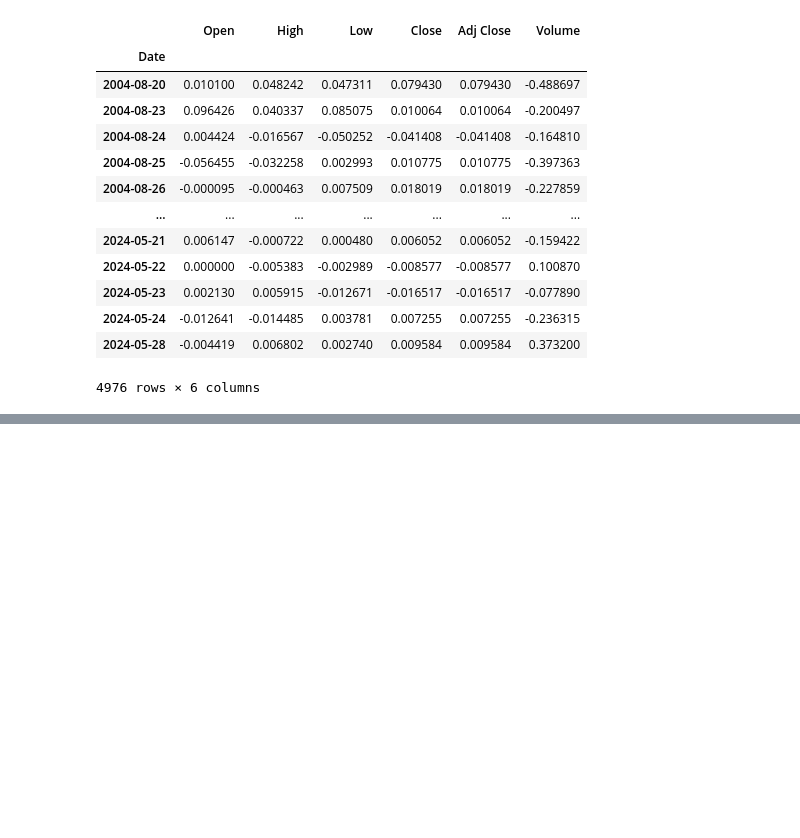
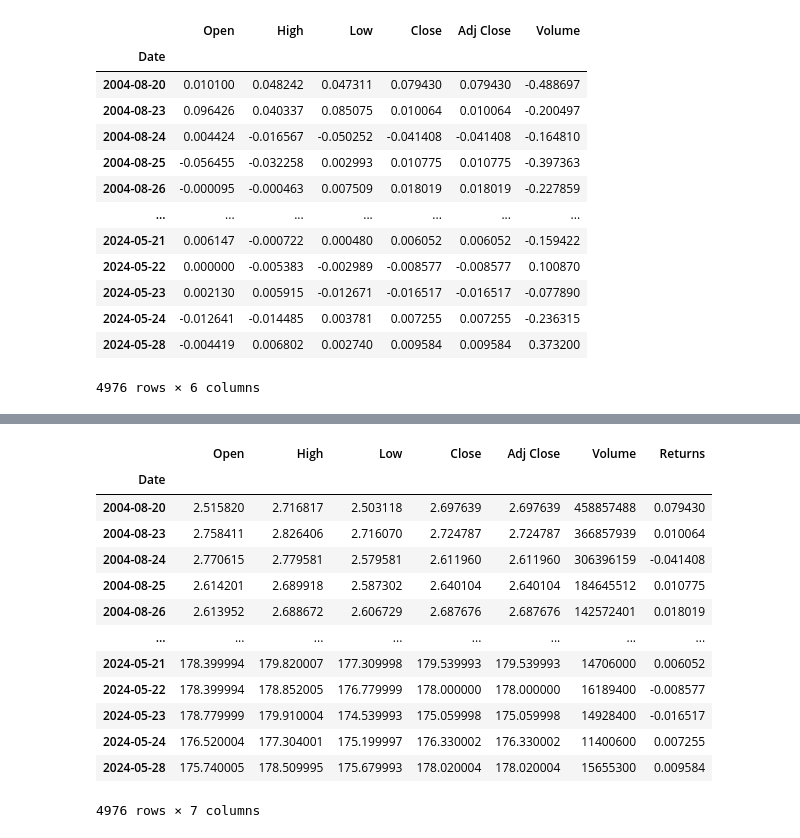
Before and after one commit to mlangsman/python-for-traders, a Jupyter notebook: matplotlib.ipynb, the cells around one changed output, grey strips where cells are left out. Cells and saved outputs as stored; diff of their text form; code cells hidden in the pictures; blank space fills up the shorter version.

```diff
--- a/matplotlib.ipynb
+++ b/matplotlib.ipynb
@@ -146,0 +168,17 @@ returns
+# %%
+df.dropna()
+# %% [output]
+|  | Open | High | Low | Close | Adj Close | Volume | Returns |
+| Date |  |  |  |  |  |  |  |
+| 2004-08-20 | 2.515820 | 2.716817 | 2.503118 | 2.697639 | 2.697639 | 458857488 | 0.079430 |
+| 2004-08-23 | 2.758411 | 2.826406 | 2.716070 | 2.724787 | 2.724787 | 366857939 | 0.010064 |
+| 2004-08-24 | 2.770615 | 2.779581 | 2.579581 | 2.611960 | 2.611960 | 306396159 | -0.041408 |
+| 2004-08-25 | 2.614201 | 2.689918 | 2.587302 | 2.640104 | 2.640104 | 184645512 | 0.010775 |
+| 2004-08-26 | 2.613952 | 2.688672 | 2.606729 | 2.687676 | 2.687676 | 142572401 | 0.018019 |
+| ... | ... | ... | ... | ... | ... | ... | ... |
+| 2024-05-21 | 178.399994 | 179.820007 | 177.309998 | 179.539993 | 179.539993 | 14706000 | 0.006052 |
+| 2024-05-22 | 178.399994 | 178.852005 | 176.779999 | 178.000000 | 178.000000 | 16189400 | -0.008577 |
+| 2024-05-23 | 178.779999 | 179.910004 | 174.539993 | 175.059998 | 175.059998 | 14928400 | -0.016517 |
+| 2024-05-24 | 176.520004 | 177.304001 | 175.199997 | 176.330002 | 176.330002 | 11400600 | 0.007255 |
+| 2024-05-28 | 175.740005 | 178.509995 | 175.679993 | 178.020004 | 178.020004 | 15655300 | 0.009584 |
+4976 rows × 7 columns
```
Also changed, not shown: parts of 6 cells of this notebook.
